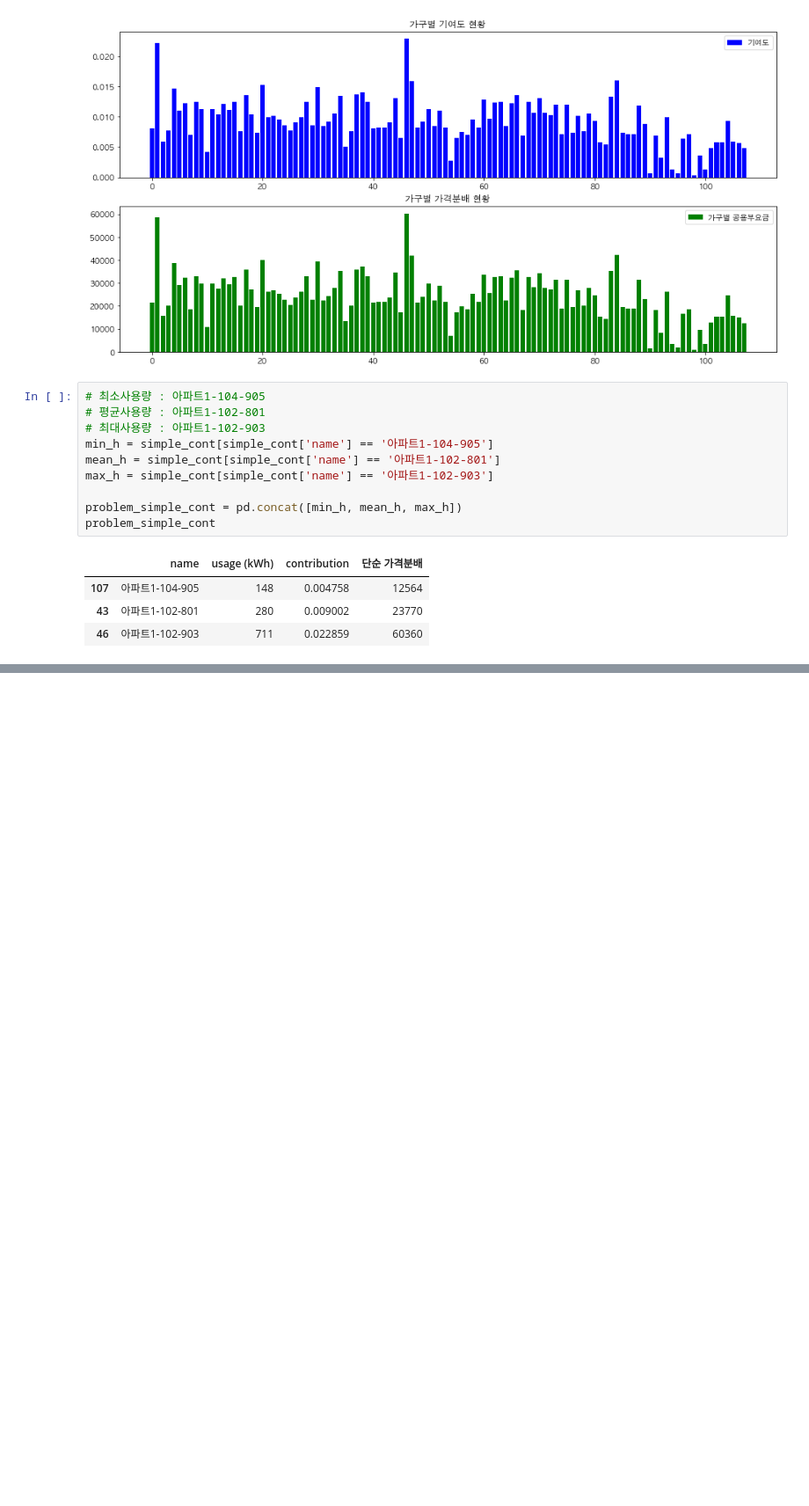
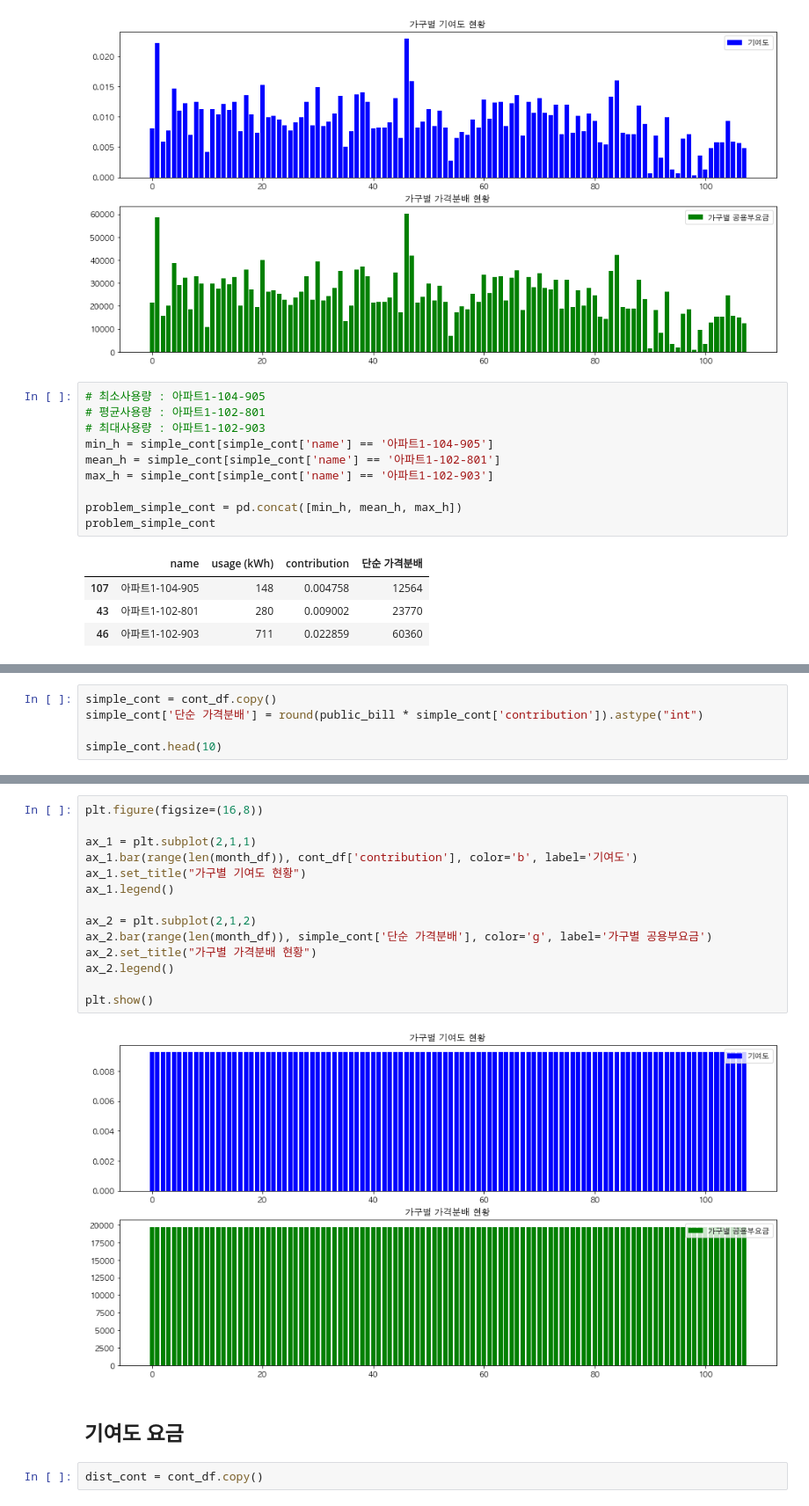
Before and after one commit to formegusto/distribution-public-fee, a Jupyter notebook: pt1. 개인별 가격분배.ipynb, the cells around one changed output, grey strips where cells are left out. Shown at 88% size. Cells and saved outputs as stored; diff of their text form; blank space fills up the shorter version.

```diff
--- a/pt1. 개인별 가격분배.ipynb
+++ b/pt1. 개인별 가격분배.ipynb
@@ -124,0 +337,5 @@ problem_simple_cont
+# %%
+simple_cont = cont_df.copy()
+simple_cont['단순 가격분배'] = round(public_bill * simple_cont['contribution']).astype("int")
+
+simple_cont.head(10)
@@ -124,0 +354,20 @@ problem_simple_cont
+# %%
+plt.figure(figsize=(16,8))
+
+ax_1 = plt.subplot(2,1,1)
+ax_1.bar(range(len(month_df)), cont_df['contribution'], color='b', label='기여도')
+ax_1.set_title("가구별 기여도 현황")
+ax_1.legend()
+
+ax_2 = plt.subplot(2,1,2)
+ax_2.bar(range(len(month_df)), simple_cont['단순 가격분배'], color='g', label='가구별 공용부요금')
+ax_2.set_title("가구별 가격분배 현황")
+ax_2.legend()
+
+plt.show()
+# %% [output]
+[figure, added]
+# %% [markdown]
+## 기여도 요금
+# %%
+dist_cont = cont_df.copy()
```
Also changed, not shown: parts of 31 cells of this notebook.
